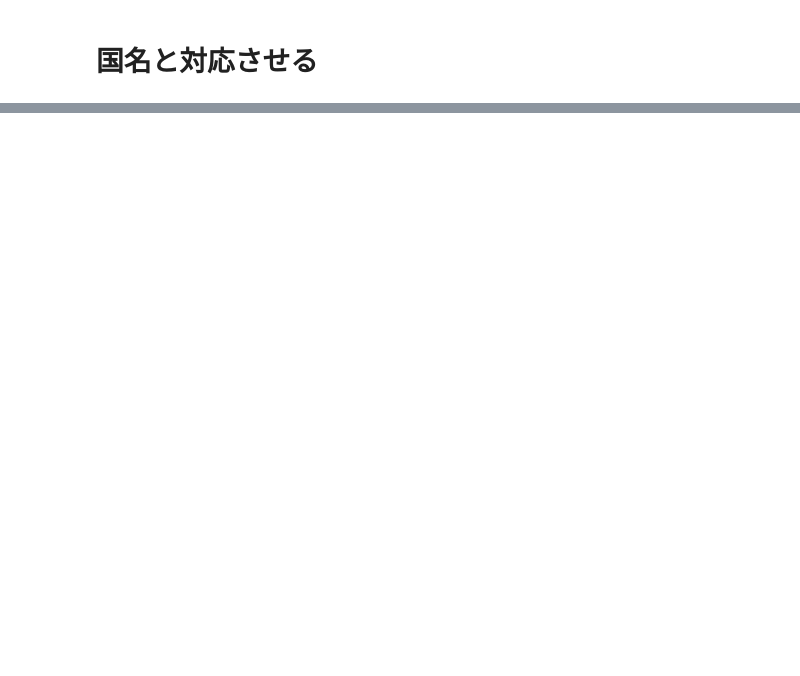
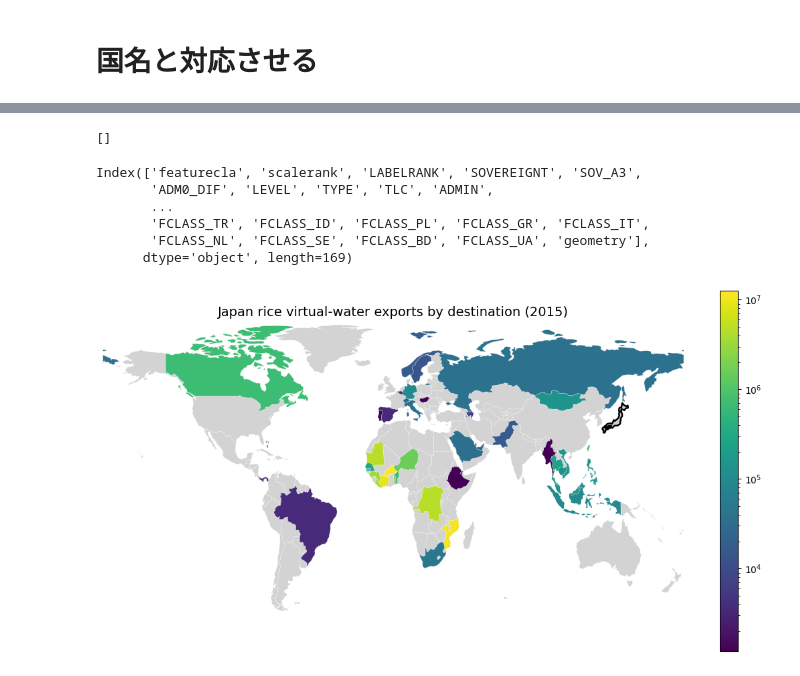
Before and after one commit to hgsl-general/2025_master_Tsuda, a Jupyter notebook: codes/Hamamatsu_backup.ipynb, the cells around one changed output, grey strips where cells are left out. Saved outputs shown, nothing was run; the diff lists cells and outputs as text; code cells hidden in the pictures; blank space fills up the shorter version.

```diff
--- a/codes/Hamamatsu_backup.ipynb
+++ b/codes/Hamamatsu_backup.ipynb
@@ -63,0 +200,72 @@ print(countrycode_df.iloc[0,1])
+# %%
+import geodatasets
+print([d for d in geodatasets.data if "natural" in d.lower() and ("admin" in d.lower() or "country" in d.lower())])
+# %% [output]
+[]
+# %%
+import geopandas as gpd
+
+world = gpd.read_file(
+    r"C:\修論研究\ne_110m_admin_0_countries.zip!ne_110m_admin_0_countries.shp"
+)
+
+print(world.columns)
+# %% [output]
+Index(['featurecla', 'scalerank', 'LABELRANK', 'SOVEREIGNT', 'SOV_A3',
+       'ADM0_DIF', 'LEVEL', 'TYPE', 'TLC', 'ADMIN',
+       ...
+       'FCLASS_TR', 'FCLASS_ID', 'FCLASS_PL', 'FCLASS_GR', 'FCLASS_IT',
+       'FCLASS_NL', 'FCLASS_SE', 'FCLASS_BD', 'FCLASS_UA', 'geometry'],
+      dtype='object', length=169)
+# %%
+world["SOV_A3"] = world["SOV_A3"].astype(str)
+world = world[world["SOV_A3"] != "-99"].copy()
+# %%
+m = world.merge(
+    dest[["iso3", "export"]],
+    left_on="SOV_A3",
+    right_on="iso3",
+    how="left"
+)
+# %%
+import matplotlib.pyplot as plt
+from matplotlib.colors import LogNorm
+
+fig, ax = plt.subplots(1, 1, figsize=(14, 7))
+ax.set_axis_off()
+ax.set_title("Japan rice virtual-water exports by destination (2015)", fontsize=14)
+
+# ベース（輸出なし・NaN）
+m.plot(
+    ax=ax,
+    color="lightgrey",
+    linewidth=0.2,
+    edgecolor="white"
+)
+
+# 正の輸出だけ塗る
+pos = m["export"].fillna(0) > 0
+if pos.any():
+    m.loc[pos].plot(
+        ax=ax,
+        column="export",
+        norm=LogNorm(
+            vmin=m.loc[pos, "export"].min(),
+            vmax=m.loc[pos, "export"].max()
+        ),
+        linewidth=0.2,
+        edgecolor="white",
+        legend=True,
+    )
+
+# 日本を強調
+jpn = m[m["SOV_A3"] == "JPN"]
+if len(jpn) > 0:
+    jpn.boundary.plot(ax=ax, linewidth=1.8, color="black")
+
+ax.set_xlim(-180, 180)
+ax.set_ylim(-60, 85)
+
+plt.show()
+# %% [output]
+[figure, added]
```
Also changed, not shown: parts of 14 cells of this notebook, 1 other file.
